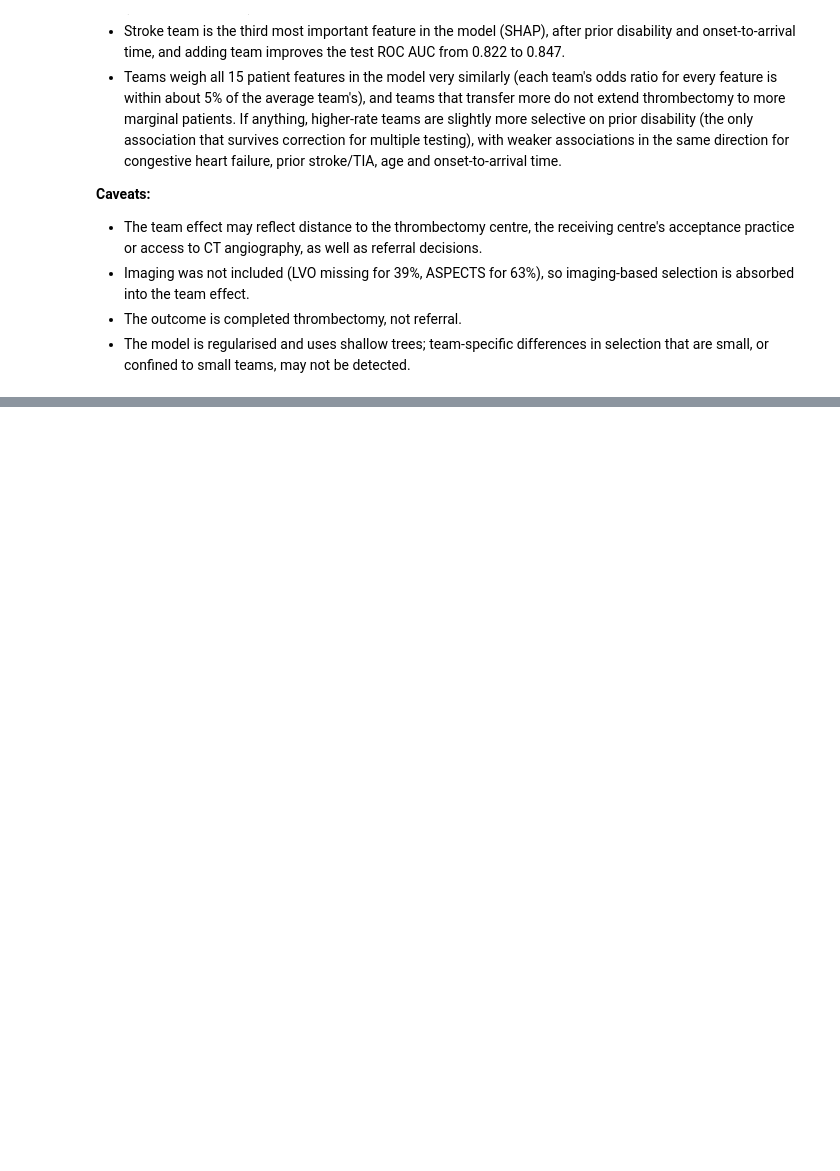
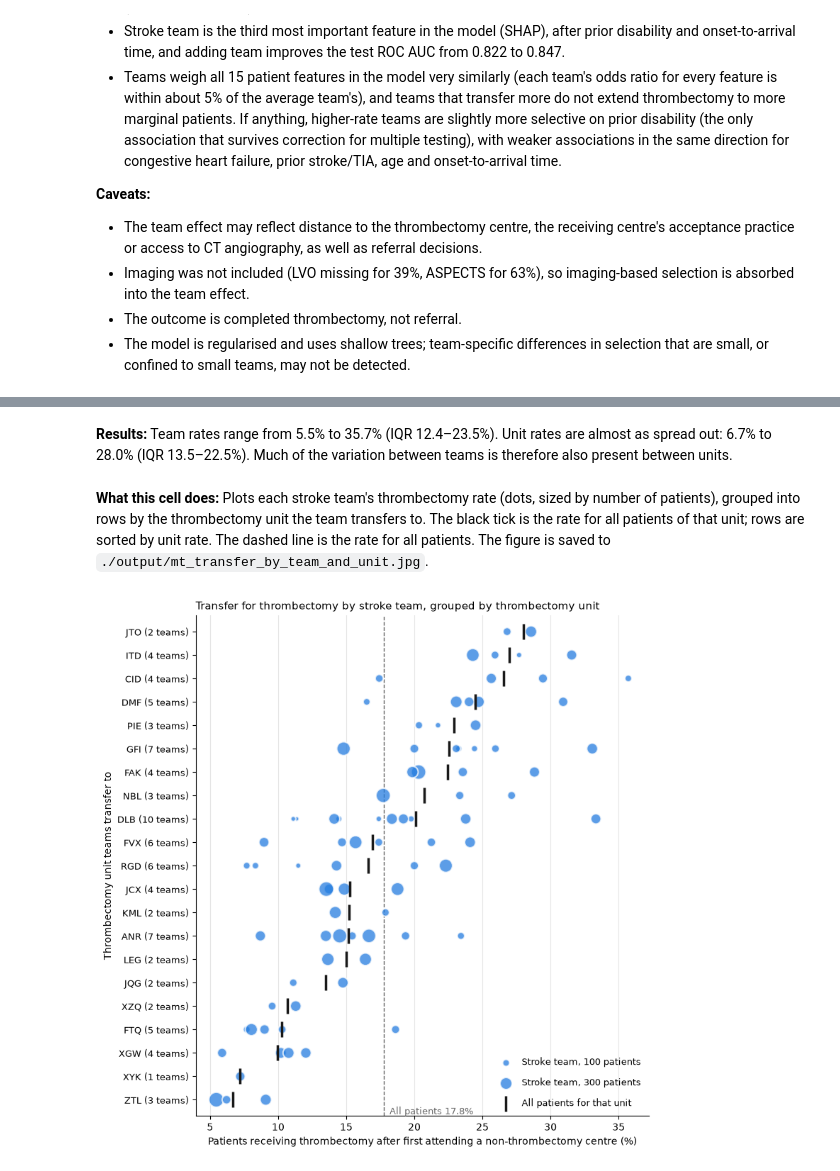
Before and after one commit to samuel-book/samuel-3, a Jupyter notebook: 1_descriptive_stats/02_thrombctomy.ipynb, the cells around one changed output, grey strips where cells are left out. Cells and saved outputs as stored; diff of their text form; code cells hidden in the pictures; blank space fills up the shorter version.

Commit message:
Update thrombectomy

```diff
--- a/1_descriptive_stats/02_thrombctomy.ipynb
+++ b/1_descriptive_stats/02_thrombctomy.ipynb
@@ -1076,0 +1112,18 @@ Thrombectomy rate vs mean_nihss: rho = -0.16, p = 0.21
+# %%
+# Thrombectomy (transfer) rate per stroke team and per thrombectomy unit
+team_rates = transfer_data.groupby('stroke_team').agg(
+    unit=('MT_transfer_unit', 'first'),
+    rate=('thrombectomy', 'mean'),
+    n=('thrombectomy', 'size'))
+
+unit_rates = transfer_data.groupby('MT_transfer_unit').agg(
+    rate=('thrombectomy', 'mean'),
+    n=('thrombectomy', 'size'),
+    teams=('stroke_team', 'nunique'))
+
+quantiles = [0, 0.25, 0.5, 0.75, 1]
+summary_rates = pd.DataFrame({
+    'Stroke teams (%)': team_rates['rate'].quantile(quantiles) * 100,
+    'Thrombectomy units (%)': unit_rates['rate'].quantile(quantiles) * 100,
+}, index=quantiles).rename(index={0: 'min', 0.25: '25%', 0.5: 'median', 0.75: '75%', 1: 'max'})
+summary_rates.round(1)
@@ -1076,0 +1137,43 @@ Thrombectomy rate vs mean_nihss: rho = -0.16, p = 0.21
+# %% [markdown]
+**Results:** Team rates range from 5.5% to 35.7% (IQR 12.4–23.5%). Unit rates are almost as spread out: 6.7% to 28.0% (IQR 13.5–22.5%). Much of the variation between teams is therefore also present between units.
+# %% [markdown]
+**What this cell does:** Plots each stroke team's thrombectomy rate (dots, sized by number of patients), grouped into rows by the thrombectomy unit the team transfers to. The black tick is the rate for all patients of that unit; rows are sorted by unit rate. The dashed line is the rate for all patients. The figure is saved to `./output/mt_transfer_by_team_and_unit.jpg`.
+# %%
+# Dot plot: one row per thrombectomy unit, one dot per stroke team (size = patients)
+order = unit_rates.sort_values('rate').index
+blue, ink, grey = '#257de0', '#191919', '#666666'
+
+fig, ax = plt.subplots(figsize=(8, 8))
+for i, unit in enumerate(order):
+    teams = team_rates[team_rates['unit'] == unit]
+    ax.scatter(teams['rate'] * 100, np.full(len(teams), i), s=teams['n'] / 2,
+               color=blue, alpha=0.75, edgecolor='white', linewidth=1.5, zorder=3)
+    ax.scatter(unit_rates.loc[unit, 'rate'] * 100, i, marker='|', s=250,
+               color=ink, linewidth=2.5, zorder=4)
+
+overall = transfer_data['thrombectomy'].mean() * 100
+ax.axvline(overall, color=grey, linestyle='--', linewidth=1, zorder=1)
+ax.text(overall + 0.4, -0.5, f'All patients {overall:.1f}%', color=grey, fontsize=9, va='center')
+
+ax.set_yticks(range(len(order)))
+ax.set_yticklabels([f"{u} ({unit_rates.loc[u, 'teams']} teams)" for u in order], fontsize=9)
+ax.set_xlabel('Patients receiving thrombectomy after first attending a non-thrombectomy centre (%)')
+ax.set_ylabel('Thrombectomy unit teams transfer to')
+ax.set_ylim(-0.7, len(order) - 0.3)
+ax.grid(axis='x', color='#e5e5e5', linewidth=0.8, zorder=0)
+ax.spines[['top', 'right']].set_visible(False)
+
+# Legend: team dots (by size) and unit rate marker
+handles = [ax.scatter([], [], s=n / 2, color=blue, alpha=0.75, edgecolor='white', linewidth=1.5,
+                      label=f'Stroke team, {n} patients') for n in (100, 300)]
+handles.append(ax.scatter([], [], marker='|', s=250, color=ink, linewidth=2.5,
+                          label='All patients for that unit'))
+ax.legend(handles=handles, loc='lower right', frameon=False, fontsize=9, labelspacing=1.2)
+
+ax.set_title('Transfer for thrombectomy by stroke team, grouped by thrombectomy unit',
+             loc='left', fontsize=11)
+plt.tight_layout()
+plt.savefig('./output/mt_transfer_by_team_and_unit.jpg', dpi=300)
+plt.show()
+# %% [output]
+[figure, added]
```
Also changed, not shown: parts of 16 cells of this notebook, 1 other file.
